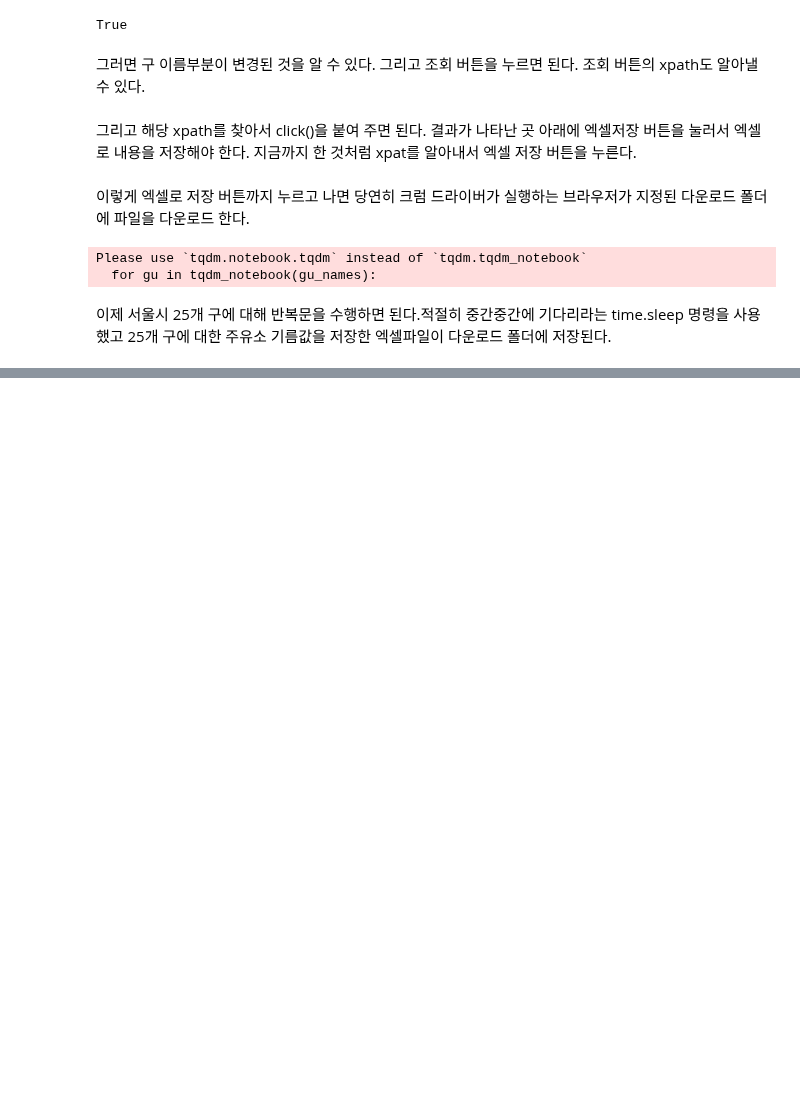
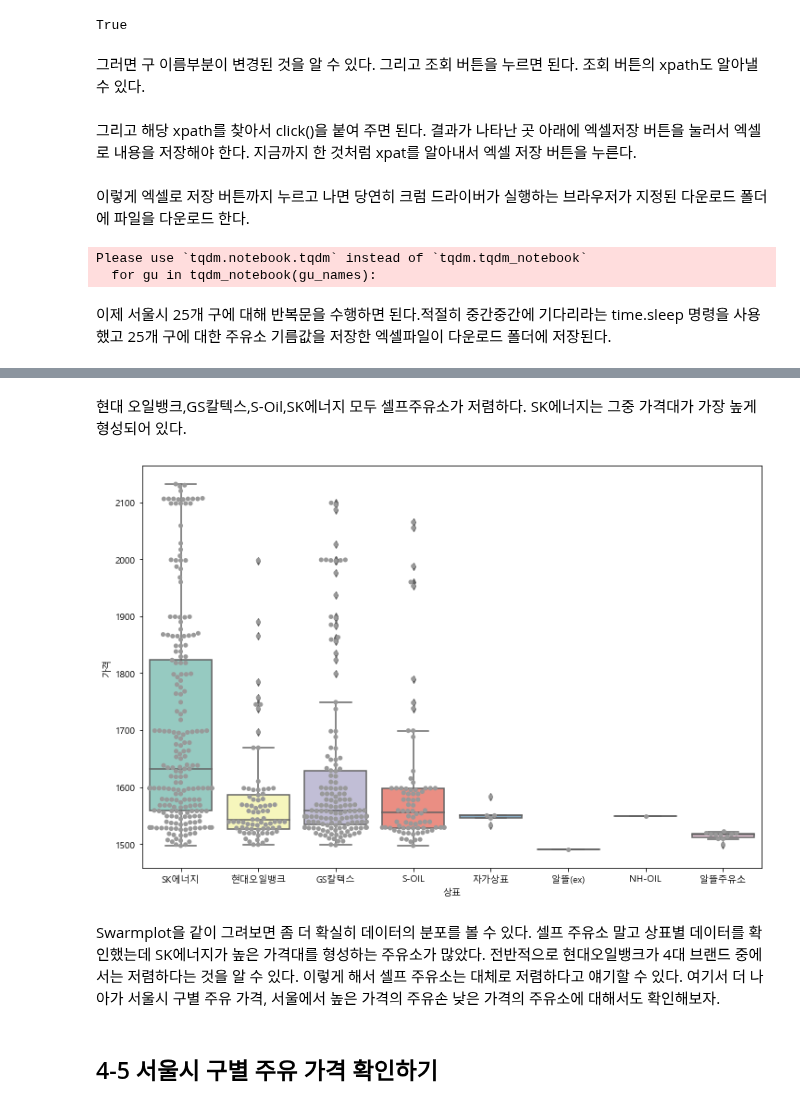
Before and after one commit to jaeyoon89/python_datascience_study, a Jupyter notebook: ch4_self_oil_store.ipynb, the cells around one changed output, grey strips where cells are left out. Cells and saved outputs as stored; diff of their text form; code cells hidden in the pictures; blank space fills up the shorter version.

```diff
--- a/ch4_self_oil_store.ipynb
+++ b/ch4_self_oil_store.ipynb
@@ -336,0 +429,14 @@ array(['강동구', '동대문구', '동작구', '마포구', '서대문구', '
+# %% [markdown]
+현대 오일뱅크,GS칼텍스,S-Oil,SK에너지 모두 셀프주유소가 저렴하다. SK에너지는 그중 가격대가 가장 높게 형성되어 있다.
+# %%
+plt.figure(figsize=(12,8))
+sns.boxplot(x="상표",y="가격", data=stations, palette="Set3")
+sns.swarmplot(x="상표", y="가격", data=stations, color=".6")
+plt.show()
+# %% [output]
+[figure, added]
+# %% [markdown]
+Swarmplot을 같이 그려보면 좀 더 확실히 데이터의 분포를 볼 수 있다. 셀프 주유소 말고 상표별 데이터를 확인했는데 SK에너지가 높은 가격대를 형성하는 주유소가 많았다. 전반적으로 현대오일뱅크가 4대 브랜드 중에서는 저렴하다는 것을 알 수 있다.
+이렇게 해서 셀프 주유소는 대체로 저렴하다고 얘기할 수 있다. 여기서 더 나아가 서울시 구별 주유 가격, 서울에서 높은 가격의 주유손 낮은 가격의 주유소에 대해서도 확인해보자.
+# %% [markdown]
+## 4-5 서울시 구별 주유 가격 확인하기
```
Also changed, not shown: parts of 87 cells of this notebook.
